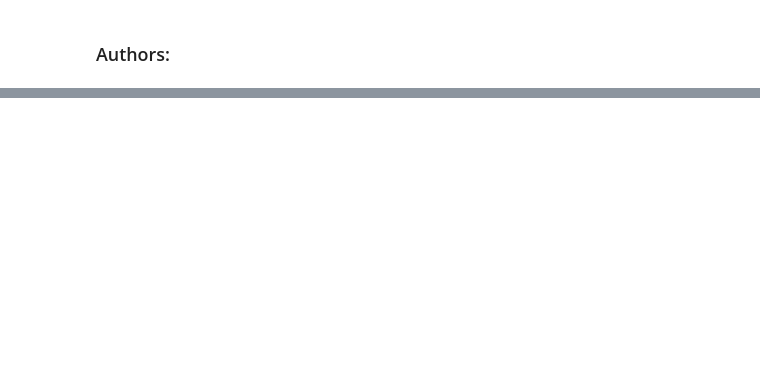
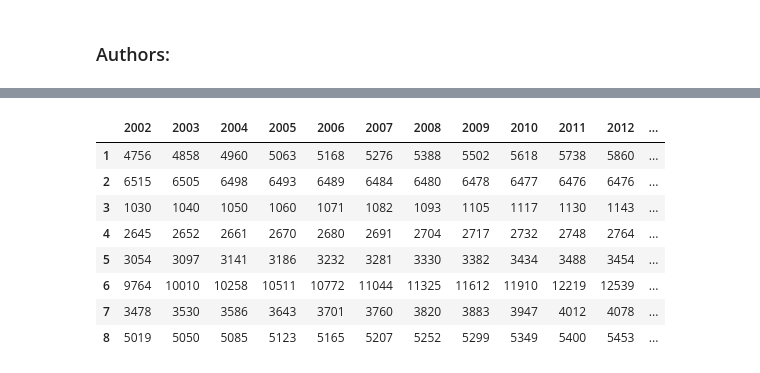
Before and after one commit to Kaekaefx/Group5_Gather_Predict, a Jupyter notebook: new_database.ipynb, the cells around one changed output, grey strips where cells are left out. Drawn from its saved outputs; the diff is of its cells as text; code cells hidden in the pictures; blank space fills up the shorter version.

```diff
--- a/new_database.ipynb
+++ b/new_database.ipynb
@@ -395,0 +420,23 @@ all_stations_df_updated
+# %%
+province1 = list(pop_df['province'])
+province2 = list(province_electrification_df['province'])
+prov_id1 = [province_dict.get(a) if province_dict.get(a) else a for a in province1]
+prov_id2 = [province_dict.get(a) if province_dict.get(a) else a for a in province2]
+# %%
+pop_df['province_id'] = prov_id1
+province_electrification_df['province_id'] = prov_id2
+
+pop_df = pop_df.drop(['province'], axis=1)
+province_electrification_df = province_electrification_df.drop(['province'], axis=1)
+
+pop_df
+# %% [output]
+|  | 2002 | 2003 | 2004 | 2005 | 2006 | 2007 | 2008 | 2009 | 2010 | 2011 | 2012 | ... |
+| 1 | 4756 | 4858 | 4960 | 5063 | 5168 | 5276 | 5388 | 5502 | 5618 | 5738 | 5860 | ... |
+| 2 | 6515 | 6505 | 6498 | 6493 | 6489 | 6484 | 6480 | 6478 | 6477 | 6476 | 6476 | ... |
+| 3 | 1030 | 1040 | 1050 | 1060 | 1071 | 1082 | 1093 | 1105 | 1117 | 1130 | 1143 | ... |
+| 4 | 2645 | 2652 | 2661 | 2670 | 2680 | 2691 | 2704 | 2717 | 2732 | 2748 | 2764 | ... |
+| 5 | 3054 | 3097 | 3141 | 3186 | 3232 | 3281 | 3330 | 3382 | 3434 | 3488 | 3454 | ... |
+| 6 | 9764 | 10010 | 10258 | 10511 | 10772 | 11044 | 11325 | 11612 | 11910 | 12219 | 12539 | ... |
+| 7 | 3478 | 3530 | 3586 | 3643 | 3701 | 3760 | 3820 | 3883 | 3947 | 4012 | 4078 | ... |
+| 8 | 5019 | 5050 | 5085 | 5123 | 5165 | 5207 | 5252 | 5299 | 5349 | 5400 | 5453 | ... |
```
Also changed, not shown: parts of 11 cells of this notebook.
